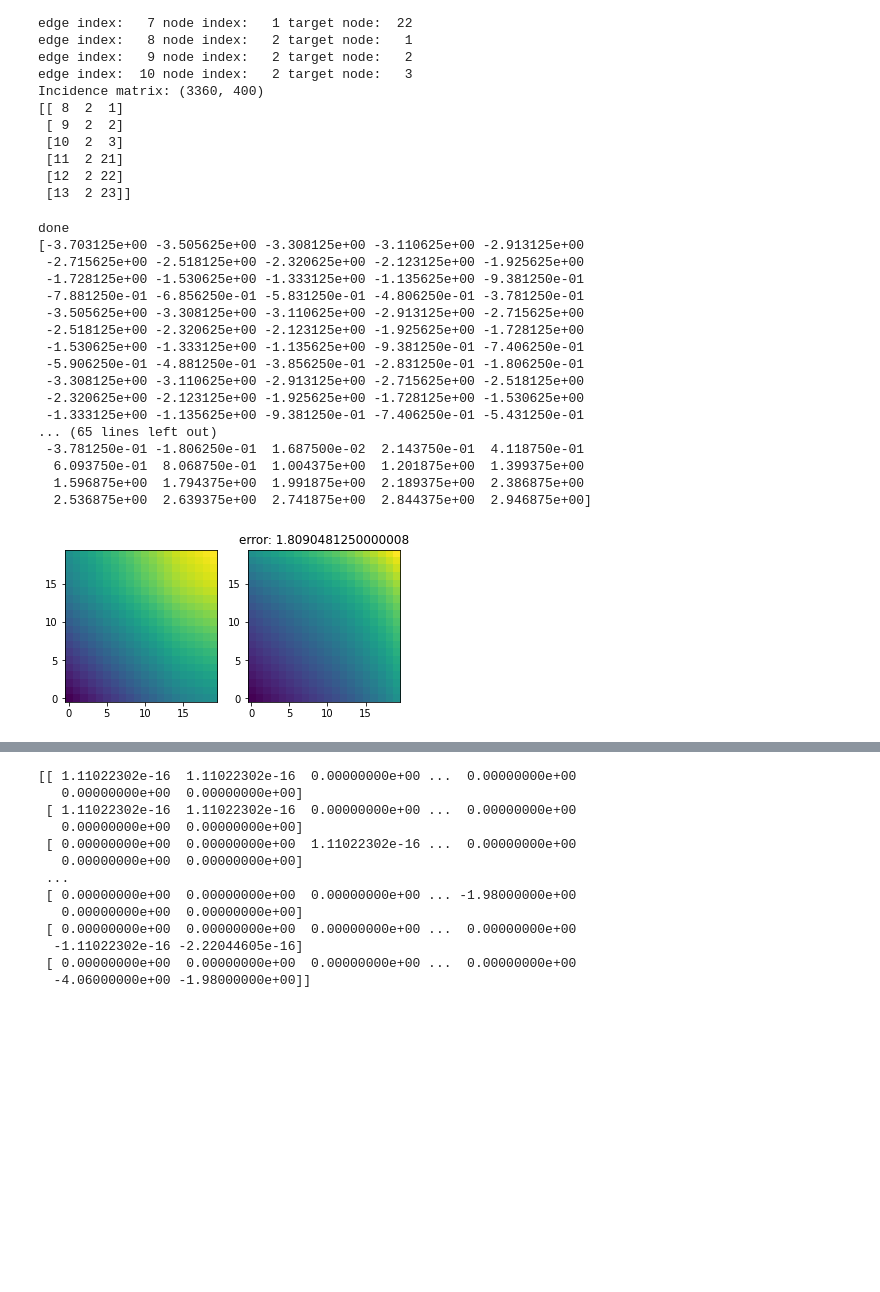
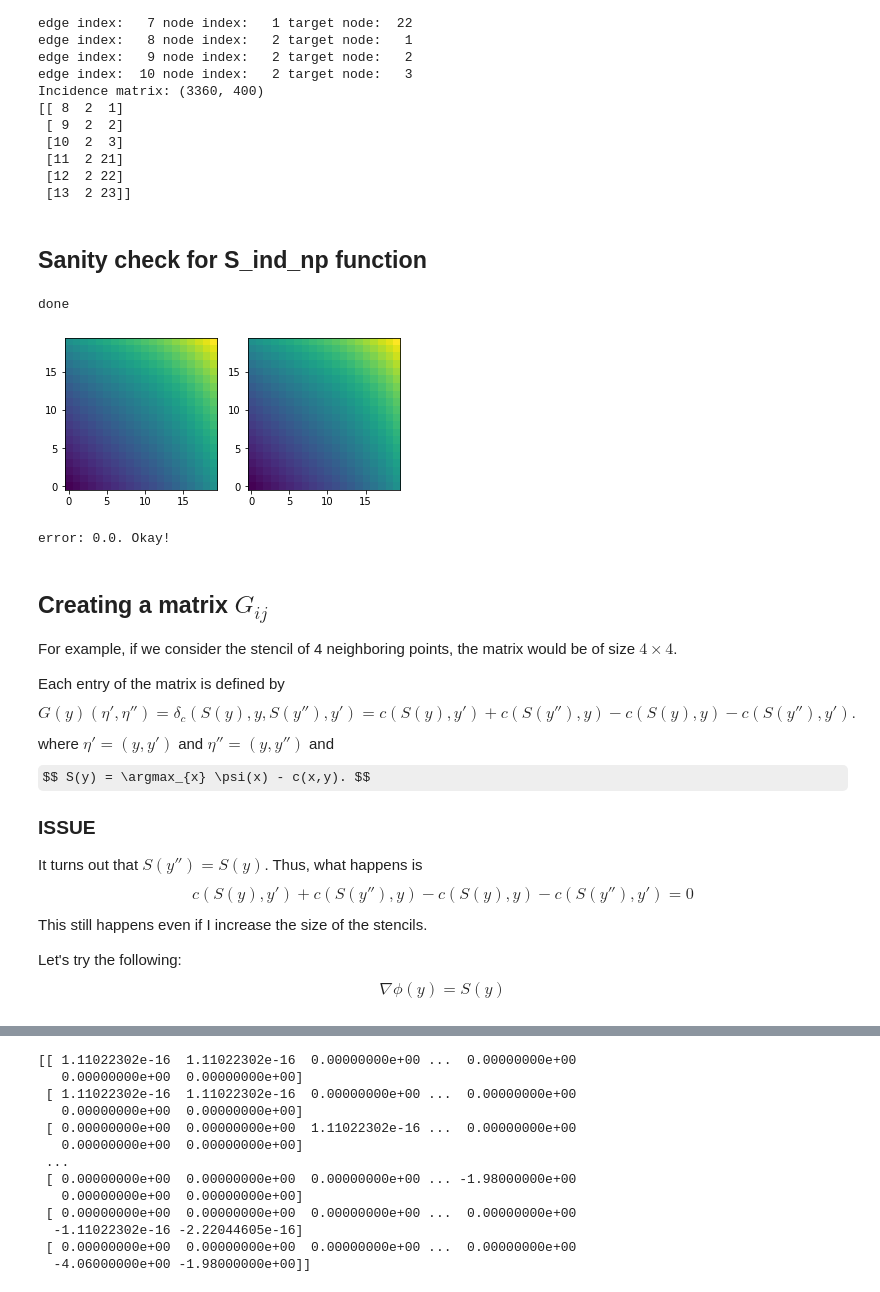
Before and after one commit to wonjunee/screening, a Jupyter notebook: python/screening_graph.ipynb, the cells around one changed output, grey strips where cells are left out. Drawn from its saved outputs; the diff is of its cells as text; code cells hidden in the pictures; some formulas as TeX source; blank space fills up the shorter version.

```diff
--- a/python/screening_graph.ipynb
+++ b/python/screening_graph.ipynb
@@ -337,35 +338,39 @@ Incidence matrix: (3360, 400)
  [11  2 21]
  [12  2 22]
  [13  2 23]]
+# %% [markdown]
+## Sanity check for S_ind_np function
 # %%
 S_ind_np = np.zeros((n*n),dtype='int32')
-sc.compute_Sy_cpp(S_ind_np,phi_np,cost_np)
+sc.compute_Sy_cpp(S_ind_np,psi_np,cost_np)
 psi_cost = psi_np.reshape((n*n))[S_ind_np] - cost_np[S_ind_np,np.arange(n*n)]
-print(psi_cost)
 fig = plt.figure()
 ax = fig.add_subplot(121)
 ax.imshow(psi_cost.reshape((n,n)),origin='lower')
 ax = fig.add_subplot(122)
 ax.imshow(phi_np,origin='lower')
-plt.title(f"error: {np.sum((psi_cost - phi_np.reshape((n*n)))**2)/(n*n)}")
 plt.show()
+print(f"error: {np.sum((psi_cost - phi_np.reshape((n*n)))**2)/(n*n)}. Okay!")
 # %% [output]
 done
-[-3.703125e+00 -3.505625e+00 -3.308125e+00 -3.110625e+00 -2.913125e+00
- -2.715625e+00 -2.518125e+00 -2.320625e+00 -2.123125e+00 -1.925625e+00
- -1.728125e+00 -1.530625e+00 -1.333125e+00 -1.135625e+00 -9.381250e-01
- -7.881250e-01 -6.856250e-01 -5.831250e-01 -4.806250e-01 -3.781250e-01
- -3.505625e+00 -3.308125e+00 -3.110625e+00 -2.913125e+00 -2.715625e+00
- -2.518125e+00 -2.320625e+00 -2.123125e+00 -1.925625e+00 -1.728125e+00
- -1.530625e+00 -1.333125e+00 -1.135625e+00 -9.381250e-01 -7.406250e-01
- -5.906250e-01 -4.881250e-01 -3.856250e-01 -2.831250e-01 -1.806250e-01
- -3.308125e+00 -3.110625e+00 -2.913125e+00 -2.715625e+00 -2.518125e+00
- -2.320625e+00 -2.123125e+00 -1.925625e+00 -1.728125e+00 -1.530625e+00
- -1.333125e+00 -1.135625e+00 -9.381250e-01 -7.406250e-01 -5.431250e-01
-... (65 lines left out)
- -3.781250e-01 -1.806250e-01  1.687500e-02  2.143750e-01  4.118750e-01
-  6.093750e-01  8.068750e-01  1.004375e+00  1.201875e+00  1.399375e+00
-  1.596875e+00  1.794375e+00  1.991875e+00  2.189375e+00  2.386875e+00
-  2.536875e+00  2.639375e+00  2.741875e+00  2.844375e+00  2.946875e+00]
-[figure, old version]
+[figure, new version]
+error: 0.0. Okay!
+# %% [markdown]
+## Creating a matrix $G_{ij}$
+
+For example, if we consider the stencil of 4 neighboring points, the matrix would be of size $4\times 4$.
+
+Each entry of the matrix is defined by
+$$ G(y)(\eta',\eta'')=\delta_c(S(y),y,S(y''),y') = c(S(y),y')+c(S(y''),y)-c(S(y),y)-c(S(y''),y'). $$
+where $\eta' = (y,y')$ and $\eta''=(y,y'')$ and
+$$ S(y) = \argmax_{x} \psi(x) - c(x,y). $$
+
+### ISSUE
+
+It turns out that $S(y'') = S(y)$. Thus, what happens is
+$$c(S(y),y')+c(S(y''),y)-c(S(y),y)-c(S(y''),y') = 0$$
+This still happens even if I increase the size of the stencils.
+
+Let's try the following:
+$$\nabla \phi(y) = S(y)$$
 # %%
```
Also changed, not shown: parts of 5 cells of this notebook, 1 other file.
